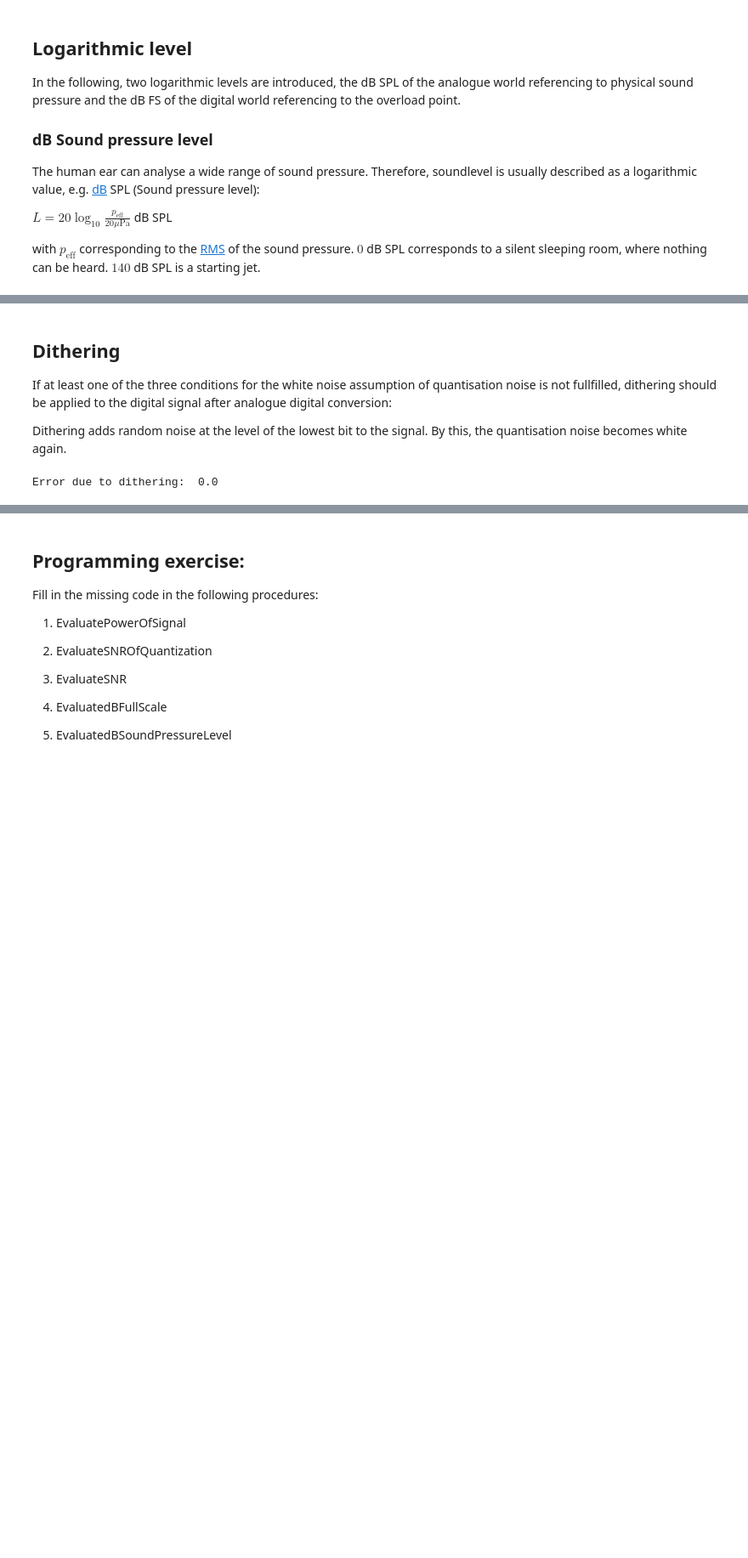
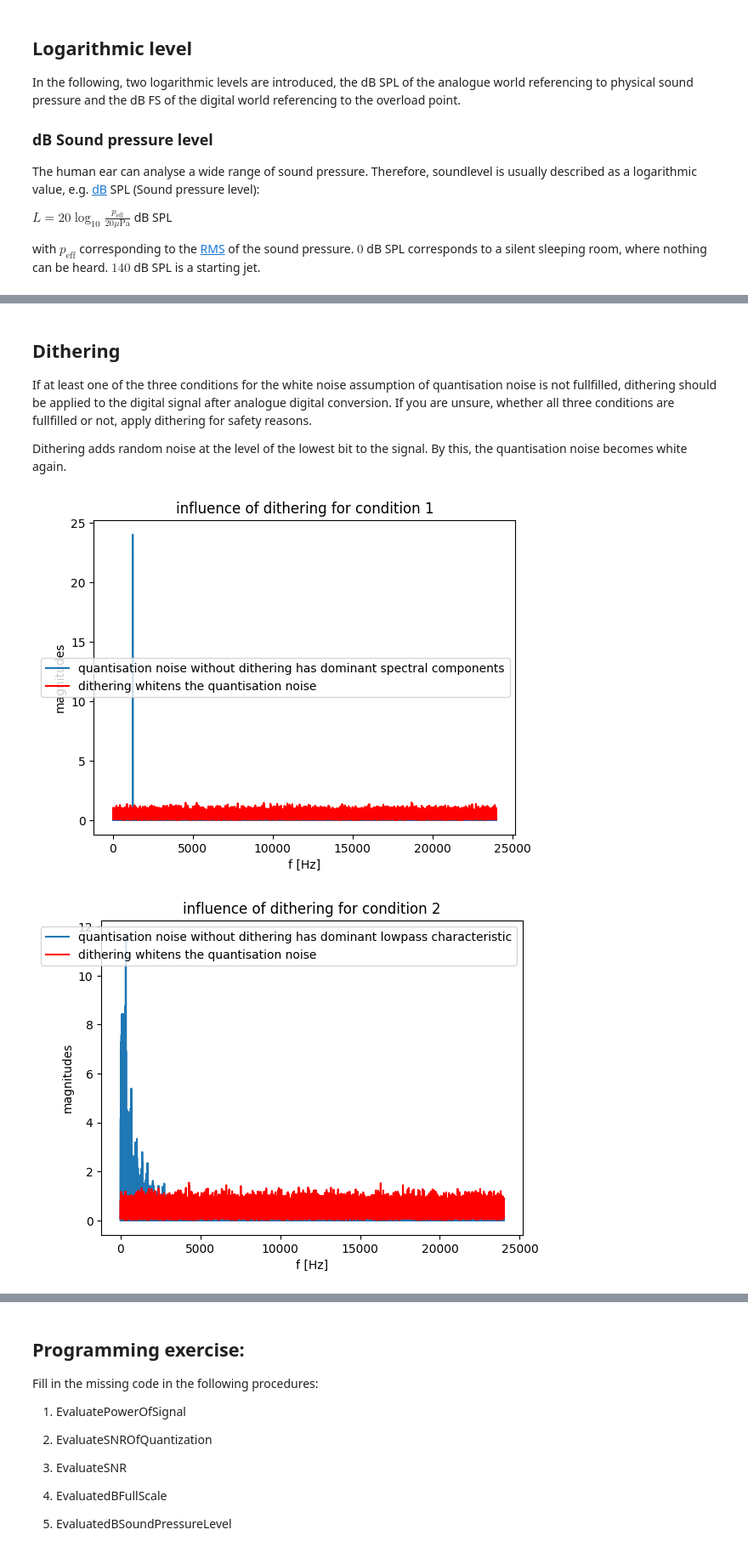
Before and after one commit to spiertz/VoiceControl, a Jupyter notebook: Week02_Preprocessing_ADC/01_InputSignals.ipynb, the cells around one changed output, grey strips where cells are left out. Shown at 85% size. Saved outputs shown, nothing was run; the diff lists cells and outputs as text; code cells hidden in the pictures; blank space fills up the shorter version.

```diff
--- a/Week02_Preprocessing_ADC/01_InputSignals.ipynb
+++ b/Week02_Preprocessing_ADC/01_InputSignals.ipynb
@@ -255,22 +255,78 @@ with
 $\Delta=\frac{2A}{2^w}$
 # %% [markdown]
 ## Dithering
-If at least one of the three conditions for the white noise assumption of quantisation noise is not fullfilled, dithering should be applied to the digital signal after analogue digital conversion:
+If at least one of the three conditions for the white noise assumption of quantisation noise is not fullfilled, dithering should be applied to the digital signal after analogue digital conversion. If you are unsure, whether all three conditions are fullfilled or not, apply dithering for safety reasons.
 
 Dithering adds random noise at the level of the lowest bit to the signal.
 By this, the quantisation noise becomes white again.
 # %%
 r = 48000
 w = 8
-factor = 2**(w-1) # one bit is reserved for the sign
+A = 1.0
+factor = 2**w / (2*A)
+
+def ApplyQuantisation(x):
+    return np.round(x * factor) / factor
+
+def AddDithering(x):
+    DitheringNoise = (np.random.rand(x.shape[0]) - 0.5) / factor # dithering noise at the lowest bit
+    return x + DitheringNoise
+
+def CreateSignals(magnitude, Frequency):
+    t = np.arange(r) / r
+    x = magnitude * np.sin(2*np.pi*Frequency*t) # periodic signal with a period length of 1/f, violating the condition 1)
+    x_quantised = ApplyQuantisation(x)
+    y = AddDithering(x_quantised)
+    y_quantised = ApplyQuantisation(y)
+    assert np.sum((x_quantised - y_quantised)**2) < 1e-2, 'additional error introduced by dithering'
+    return x, x_quantised, y, y_quantised
+
+def EvaluateSpectra(x, x_quantised, y, y_quantised):
+    XQuantisationNoise = x_quantised - x
+    YQuantisationNoise = y_quantised - y
+    XQuantisationNoiseSpectrum = np.abs(np.fft.rfft(XQuantisationNoise))
+    YQuantisationNoiseSpectrum = np.abs(np.fft.rfft(YQuantisationNoise))
+    f_vector = np.arange(XQuantisationNoiseSpectrum.shape[0]) * r / XQuantisationNoise.shape[0]
+    return f_vector, XQuantisationNoiseSpectrum, YQuantisationNoiseSpectrum
+
+### demonstrate influence of condition 1
+magnitude = A*1e-3
+f = 1234
+x, x_quantised, y, y_quantised = CreateSignals(magnitude, f)
+f_vector, XQuantisationNoiseSpectrum, YQuantisationNoiseSpectrum = EvaluateSpectra(x, x_quantised, y, y_quantised)
+plt.plot(f_vector, XQuantisationNoiseSpectrum, label='quantisation noise without dithering has dominant spectral components')
+plt.plot(f_vector, YQuantisationNoiseSpectrum, 'r', label='dithering whitens the quantisation noise')
+plt.xlabel('f [Hz]')
+plt.ylabel('magnitudes')
+plt.title('influence of dithering for condition 1')
+plt.legend()
+plt.show()
+
+### demonstrate influence of condition 2
+magnitude = np.random.rand(1) * A
+f = 1
+x, x_quantised, y, y_quantised = CreateSignals(magnitude, f)
+f_vector, XQuantisationNoiseSpectrum, YQuantisationNoiseSpectrum = EvaluateSpectra(x, x_quantised, y, y_quantised)
+plt.plot(f_vector, XQuantisationNoiseSpectrum, label='quantisation noise without dithering has dominant lowpass characteristic')
+plt.plot(f_vector, YQuantisationNoiseSpectrum, 'r', label='dithering whitens the quantisation noise')
+plt.xlabel('f [Hz]')
+plt.ylabel('magnitudes')
+plt.title('influence of dithering for condition 2')
+plt.legend()
+plt.show()
+
+### demonstrate influence of condition 3
+magnitude = np.random.rand(1) * A
 f = 1000
-t = np.arange(r) / r
-x = np.sin(2*np.pi*f*t) # periodic signal with a period length of 1 ms, violating the condition 3)
-x_quantised =np.round(x*factor) / factor
-DitheringNoise = (np.random.rand(x.shape[0]) - 0.5) / factor # dithering noise at the lowest bit
-y = x_quantised + DitheringNoise
-y_quantised = np.round(y*factor) / factor
-ErrorByDithering = np.sum((x_quantised - y_quantised)**2)
-print('Error due to dithering: ', ErrorByDithering)
+x, x_quantised, y, y_quantised = CreateSignals(magnitude, f)
+f_vector, XQuantisationNoiseSpectrum, YQuantisationNoiseSpectrum = EvaluateSpectra(x, x_quantised, y, y_quantised)
+plt.plot(f_vector, XQuantisationNoiseSpectrum, label='quantisation noise without dithering has dominant spectral components')
+plt.plot(f_vector, YQuantisationNoiseSpectrum, 'r', label='dithering whitens the quantisation noise')
+plt.xlabel('f [Hz]')
+plt.ylabel('magnitudes')
+plt.title('influence of dithering for condition 3')
+plt.legend()
+plt.show()
 # %% [output]
-Error due to dithering:  0.0
+[figure, added]
+[figure, added]
```
Also changed, not shown: parts of 5 cells of this notebook, 3 other files.
